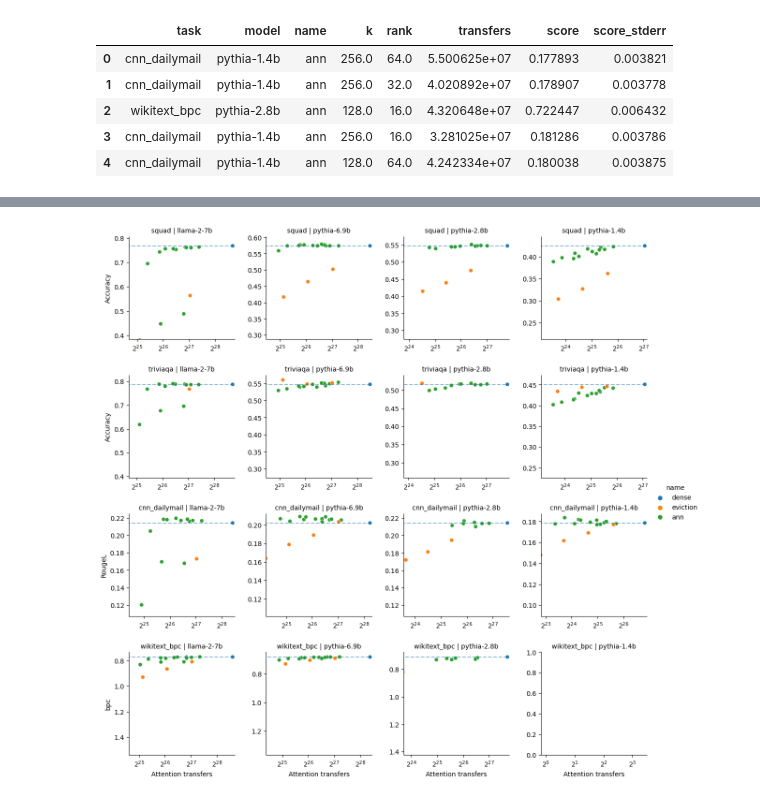
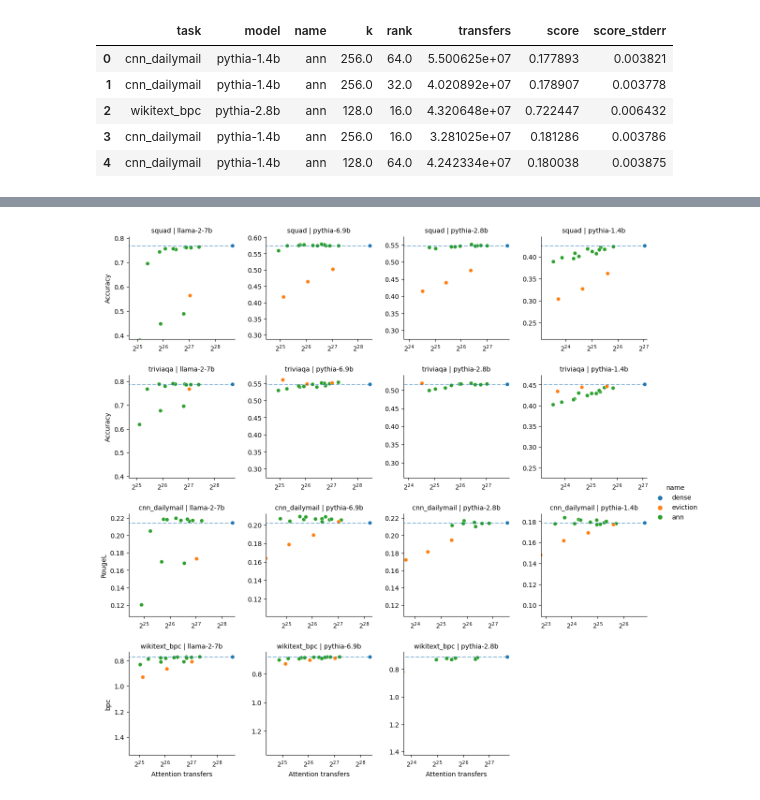
Before and after one commit to graphcore-research/llm-inference-research, a Jupyter notebook: 2023-sparse-attention/rmoe-65-refresh/Analyse.ipynb, the cells around one changed output, grey strips where cells are left out. Cells and saved outputs as stored; diff of their text form; code cells hidden in the pictures.

```diff
--- a/2023-sparse-attention/rmoe-65-refresh/Analyse.ipynb
+++ b/2023-sparse-attention/rmoe-65-refresh/Analyse.ipynb
@@ -116,6 +116,8 @@ for task, axr in zip(tasks, axs):
             ax.set_xscale("log", base=2)
             ax.set_xlim((transfers/17, transfers*1.05))
             ax.set_ylim((score/.75, score/1.05) if task == "wikitext_bpc" else (score*.75, score*1.05))
+        else:
+            ax.remove()
 
 for ax in axs[-1, :]:
     ax.set_xlabel("Attention transfers")
@@ -126,23 +128,25 @@ plt.tight_layout()
 # %%
 g = sns.relplot(data=df, y="score", x="transfers",
                 hue="name", hue_order=["dense", "eviction", "ann"],
                 row="task", row_order=["squad", "triviaqa", "cnn_dailymail", "wikitext_bpc"],
                 col="model", col_order=["llama-2-7b", "pythia-6.9b", "pythia-2.8b", "pythia-1.4b"],
                 facet_kws=dict(sharex=False, sharey=False), height=3, aspect=1)
 
 for (task, model), ax in g.axes_dict.items():
     d = df[(df.task==task)&(df.model==model)&(df.name=="dense")]
     if len(d):
         baseline = d.score.item()
         ax.hlines([baseline], *ax.get_xlim(), sns.color_palette()[0], linestyles="--", alpha=.5)
         ax.set_ylim((baseline*2, baseline*.95) if task == "wikitext_bpc" else (baseline*.5, baseline*1.05))
         baseline_transfers = d.transfers.item()
         ax.set_xlim((baseline_transfers/16, baseline_transfers*1.05))
-    ax.set_title(f"{task} | {model}", fontsize=10)
-    ax.set_xscale("log", base=2)
-    if task == "wikitext_bpc":
-        ax.set_xlabel("Attention transfers")
-    if model == "llama-2-7b":
-        ax.set_ylabel(dict(squad="Accuracy", triviaqa="Accuracy", cnn_dailymail="RougeL", wikitext_bpc="bpc")[task])
+        ax.set_title(f"{task} | {model}", fontsize=10)
+        ax.set_xscale("log", base=2)
+        if task == "wikitext_bpc":
+            ax.set_xlabel("Attention transfers")
+        if model == "llama-2-7b":
+            ax.set_ylabel(dict(squad="Accuracy", triviaqa="Accuracy", cnn_dailymail="RougeL", wikitext_bpc="bpc")[task])
+    else:
+        ax.remove()
 # %% [output]
-[figure, old version]
+[figure, new version]
```
Also changed, not shown: parts of 3 cells of this notebook.
